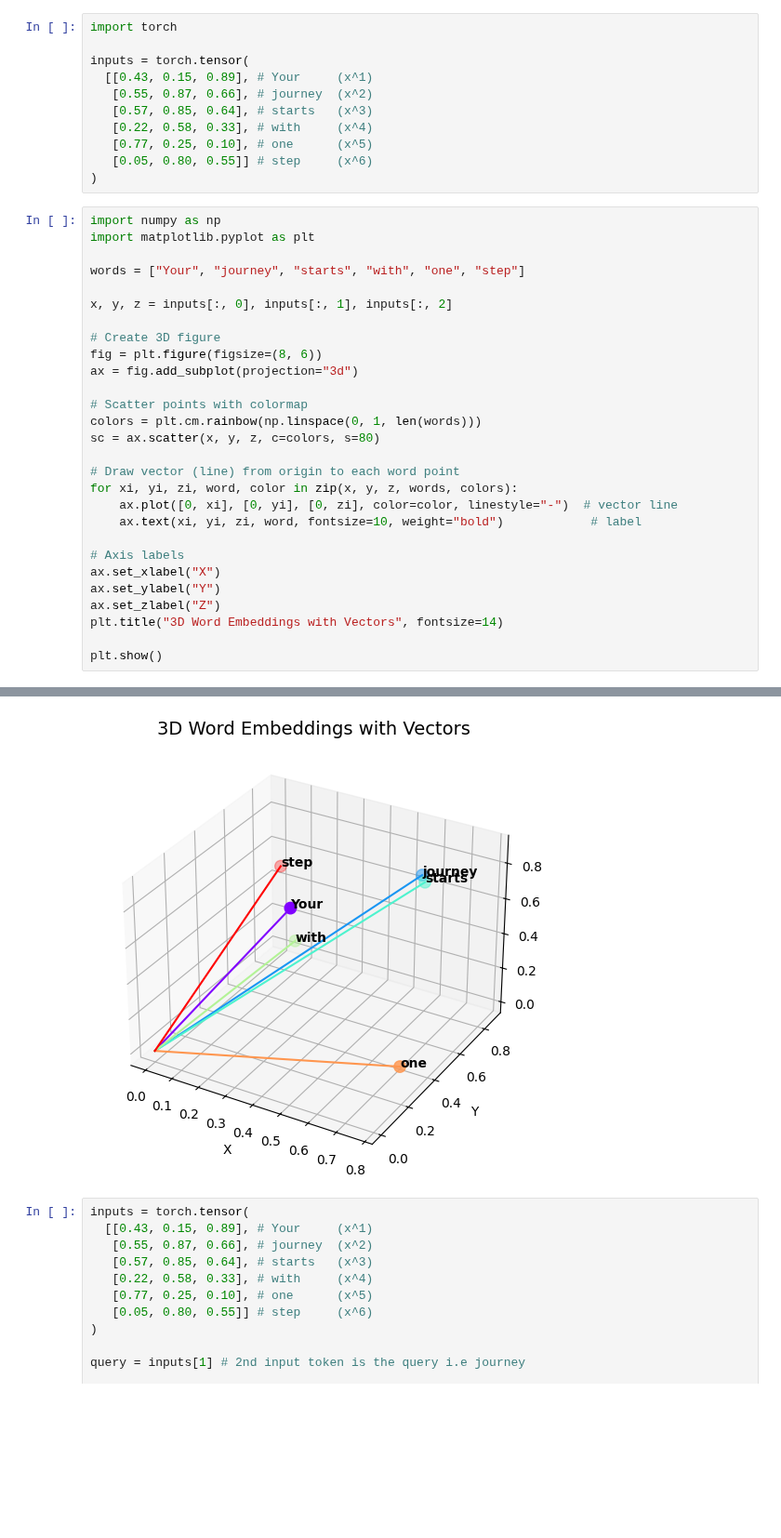
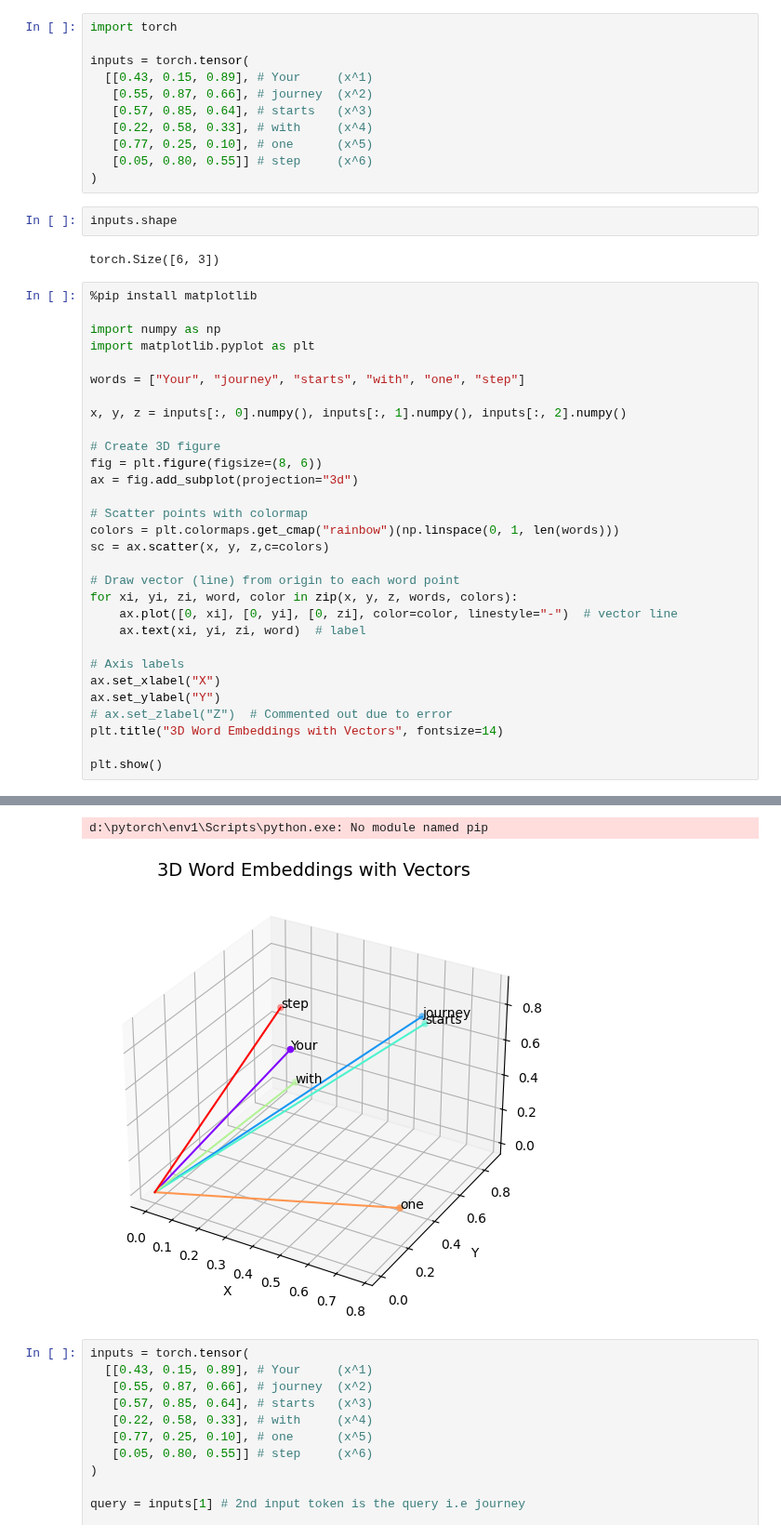
Before and after one commit to Akshayredekar07/Building-LLM-from-scratch, a Jupyter notebook: 02.__Simplified_self_attention.ipynb, the cells around one changed output, grey strips where cells are left out. Shown at 93% size. Saved outputs shown, nothing was run; the diff lists cells and outputs as text; blank space fills up the shorter version.

```diff
--- a/02.__Simplified_self_attention.ipynb
+++ b/02.__Simplified_self_attention.ipynb
@@ -9,31 +9,37 @@ inputs = torch.tensor(
    [0.77, 0.25, 0.10], # one      (x^5)
    [0.05, 0.80, 0.55]] # step     (x^6)
 )
+# %%
+inputs.shape
+# %% [output]
+torch.Size([6, 3])
 # %%
+%pip install matplotlib
+
 import numpy as np
 import matplotlib.pyplot as plt
 
 words = ["Your", "journey", "starts", "with", "one", "step"]
 
-x, y, z = inputs[:, 0], inputs[:, 1], inputs[:, 2]
+x, y, z = inputs[:, 0].numpy(), inputs[:, 1].numpy(), inputs[:, 2].numpy()
 
 # Create 3D figure
 fig = plt.figure(figsize=(8, 6))
 ax = fig.add_subplot(projection="3d")
 
 # Scatter points with colormap
-colors = plt.cm.rainbow(np.linspace(0, 1, len(words)))
-sc = ax.scatter(x, y, z, c=colors, s=80)
+colors = plt.colormaps.get_cmap("rainbow")(np.linspace(0, 1, len(words)))
+sc = ax.scatter(x, y, z,c=colors)
 
 # Draw vector (line) from origin to each word point
 for xi, yi, zi, word, color in zip(x, y, z, words, colors):
     ax.plot([0, xi], [0, yi], [0, zi], color=color, linestyle="-")  # vector line
-    ax.text(xi, yi, zi, word, fontsize=10, weight="bold")            # label
+    ax.text(xi, yi, zi, word)  # label
 
 # Axis labels
 ax.set_xlabel("X")
 ax.set_ylabel("Y")
-ax.set_zlabel("Z")
+# ax.set_zlabel("Z")  # Commented out due to error
 plt.title("3D Word Embeddings with Vectors", fontsize=14)
 
 plt.show()
@@ -41,4 +48,5 @@ plt.show()
+d:\pytorch\env1\Scripts\python.exe: No module named pip
-[figure, old version]
+[figure, new version]
 # %%
 inputs = torch.tensor(
   [[0.43, 0.15, 0.89], # Your     (x^1)
```
Also changed, not shown: parts of 5 cells of this notebook, 5 other files.
